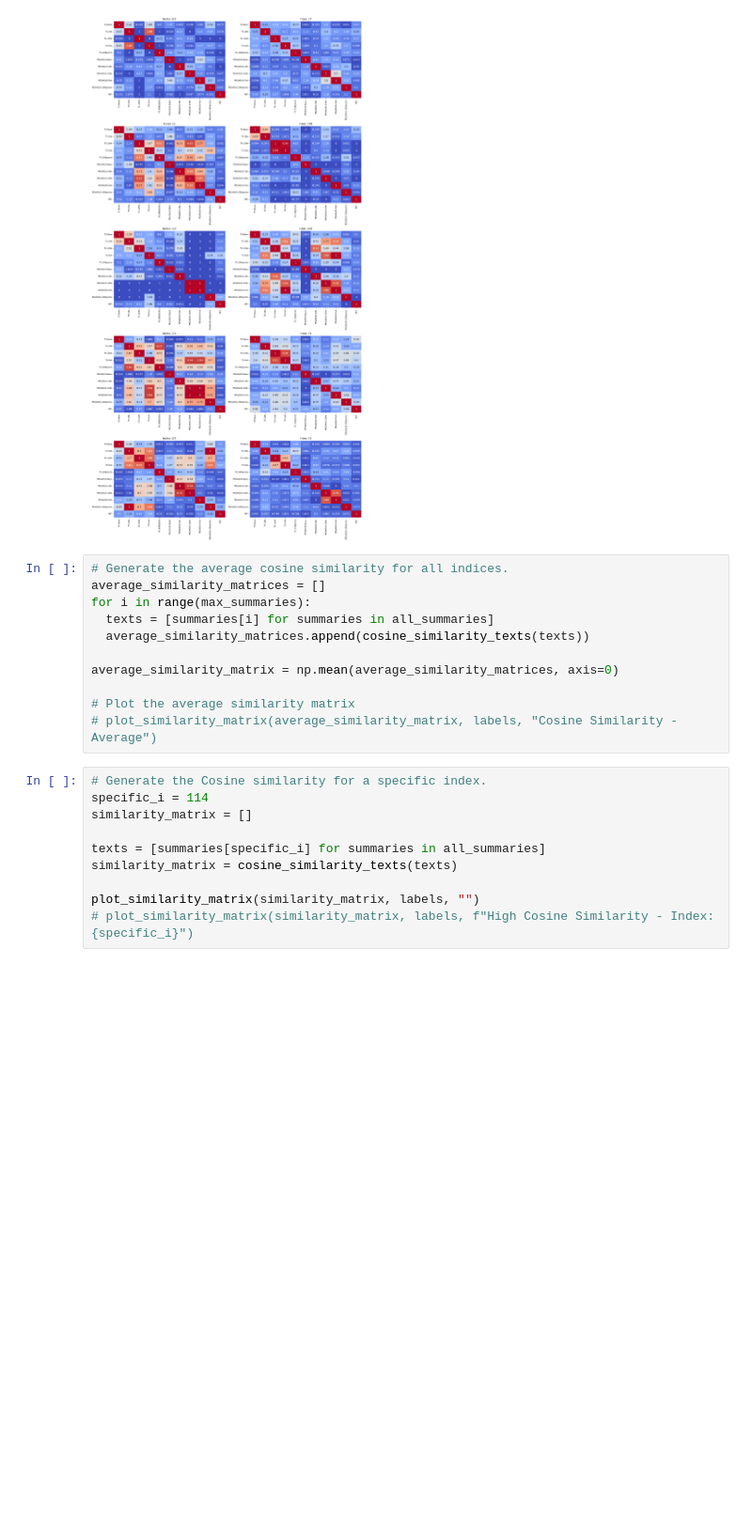
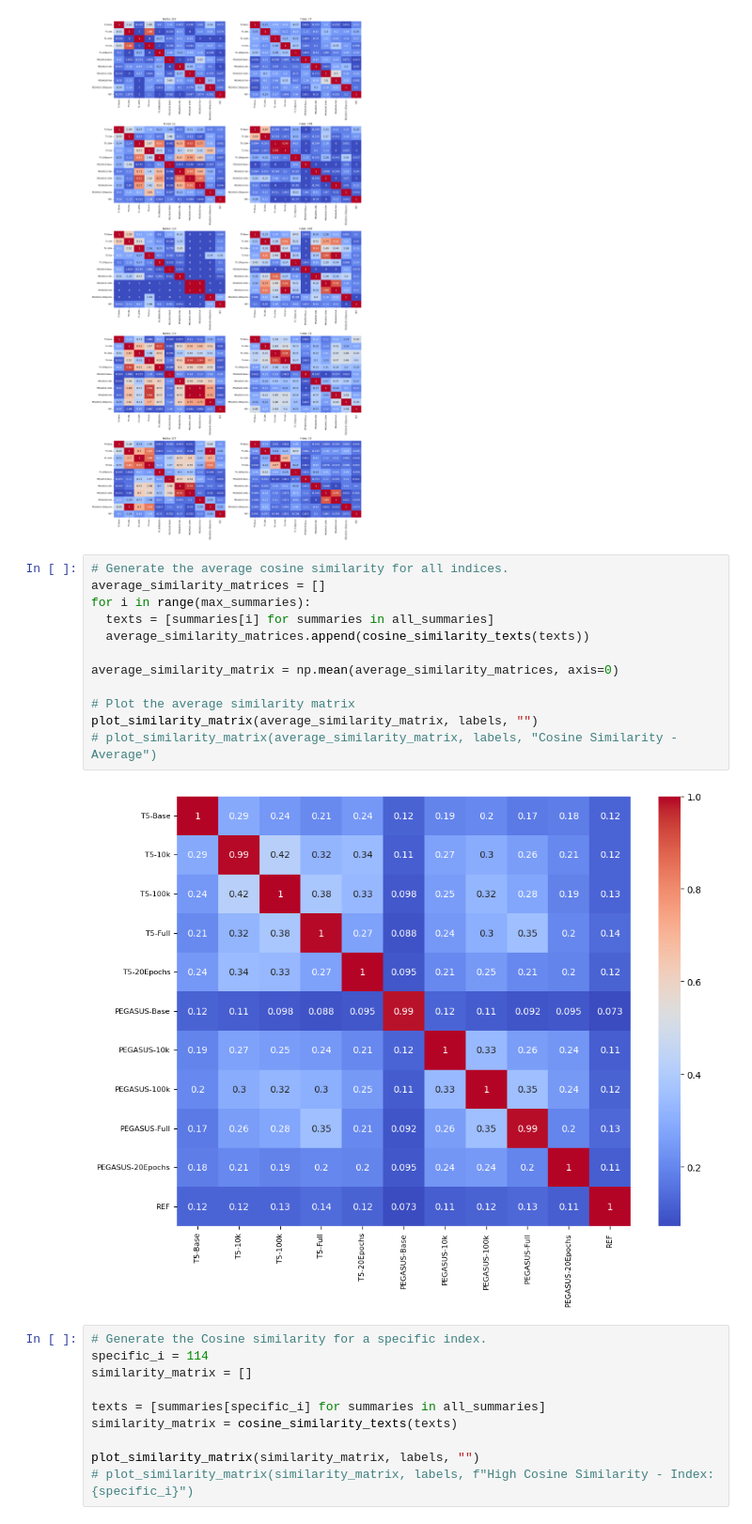
Before and after one commit to ma110cbyte/w266_TLDR, a Jupyter notebook: Summaries_Analysis.ipynb, the cells around one changed output. Shown at 94% size. Drawn from its saved outputs; the diff is of its cells as text; blank space fills up the shorter version.

```diff
--- a/Summaries_Analysis.ipynb
+++ b/Summaries_Analysis.ipynb
@@ -533,14 +531,17 @@ plot_multiple_heatmaps(
 # %%
 # Generate the average cosine similarity for all indices.
 average_similarity_matrices = []
 for i in range(max_summaries):
   texts = [summaries[i] for summaries in all_summaries]
   average_similarity_matrices.append(cosine_similarity_texts(texts))
 
 average_similarity_matrix = np.mean(average_similarity_matrices, axis=0)
 
 # Plot the average similarity matrix
+plot_similarity_matrix(average_similarity_matrix, labels, "")
 # plot_similarity_matrix(average_similarity_matrix, labels, "Cosine Similarity - Average")
+# %% [output]
+[figure, added]
 # %%
 # Generate the Cosine similarity for a specific index.
 specific_i = 114
```
Also changed, not shown: parts of 20 cells of this notebook, 2 other files.
